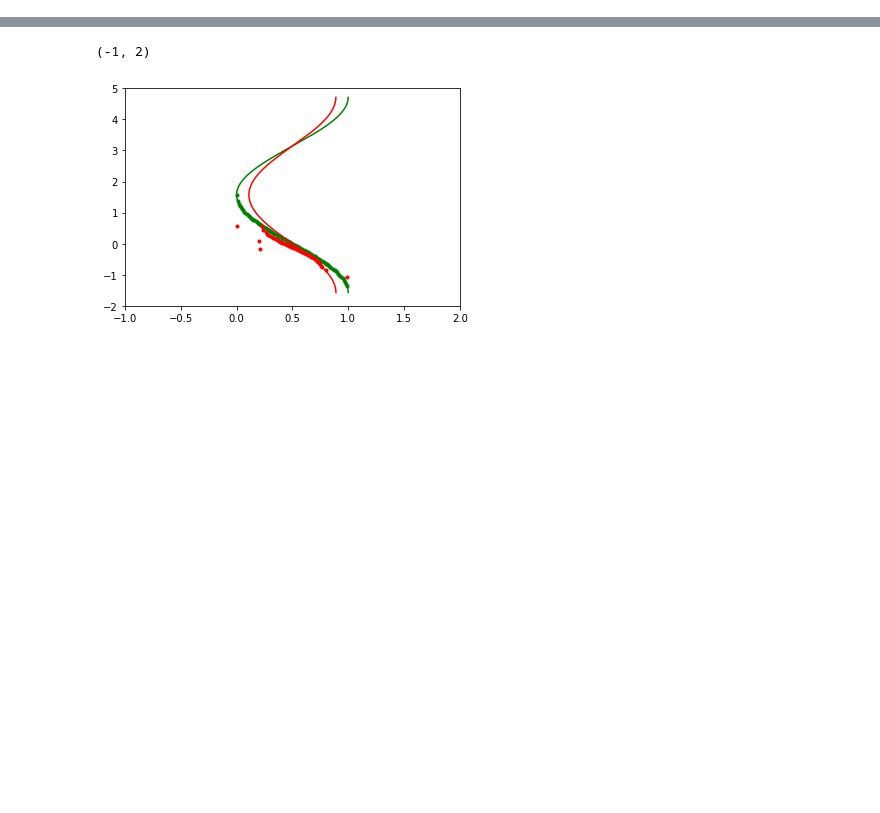
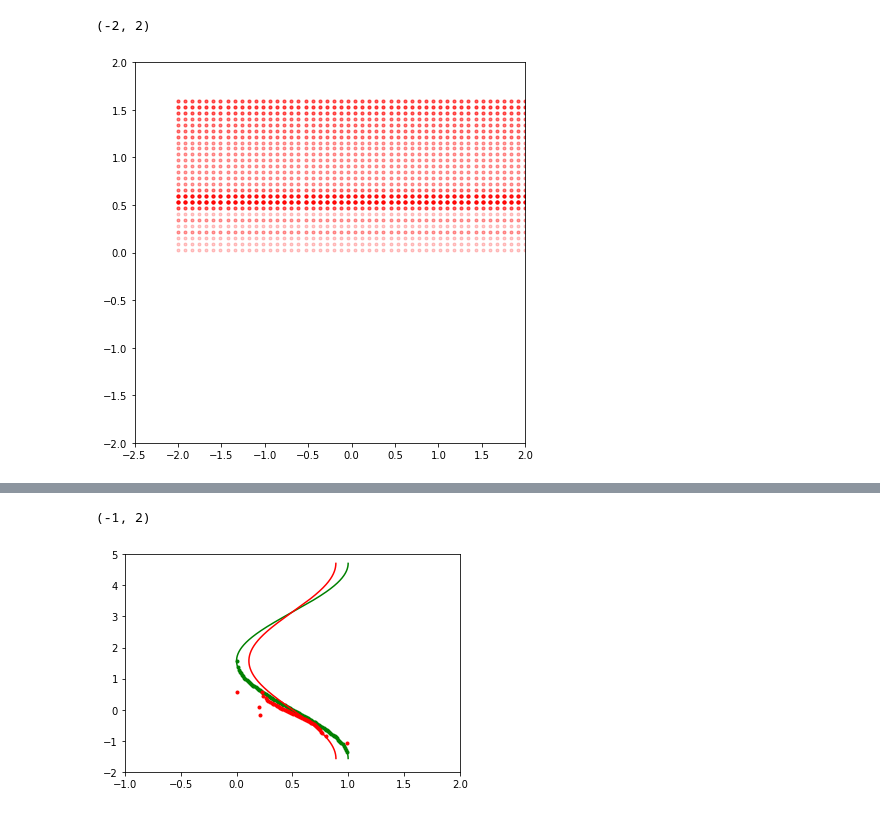
Before and after one commit to gszep/double-exclusive-reporter, a Jupyter notebook: bisection-method.ipynb, the cells around one changed output, grey strips where cells are left out. Cells and saved outputs as stored; diff of their text form; code cells hidden in the pictures; blank space fills up the shorter version.

```diff
--- a/bisection-method.ipynb
+++ b/bisection-method.ipynb
@@ -117,0 +137,12 @@ IndexError: list index out of range
+# %%
+figure(figsize=(7,7))
+for r,k in zip(rts,linspace(-2,2,50)) :
+    for ri in r :
+        plot(k,ri[0],'r.',alpha=0.2)
+#         plot(k,ri[1],'b.')
+
+xlim(-2.5,2)
+ylim(-2,2)
+# %% [output]
+(-2, 2)
+[figure, added]
```
Also changed, not shown: parts of 17 cells of this notebook, 12 other files.
